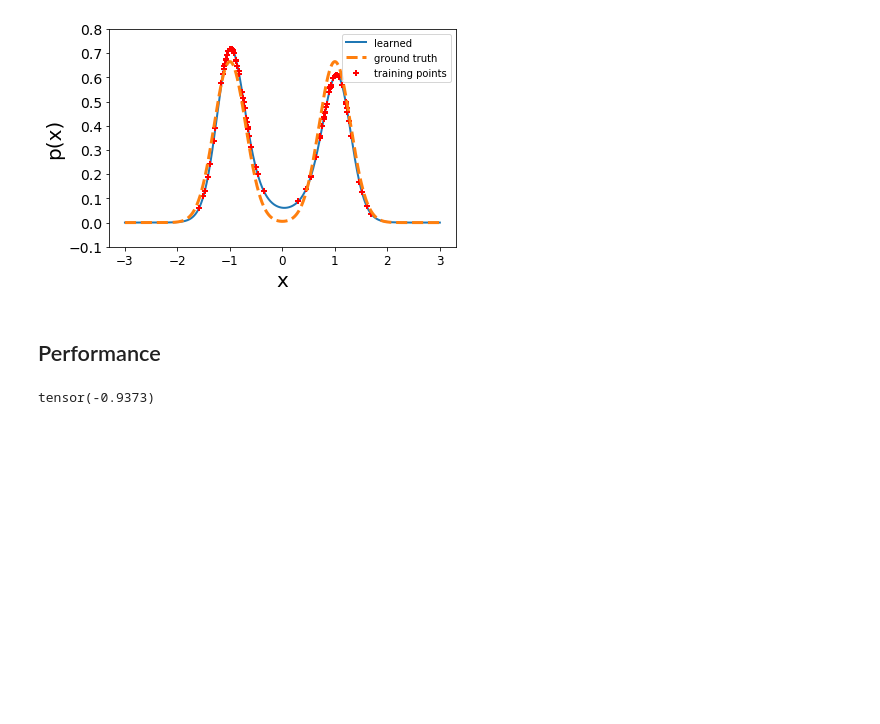
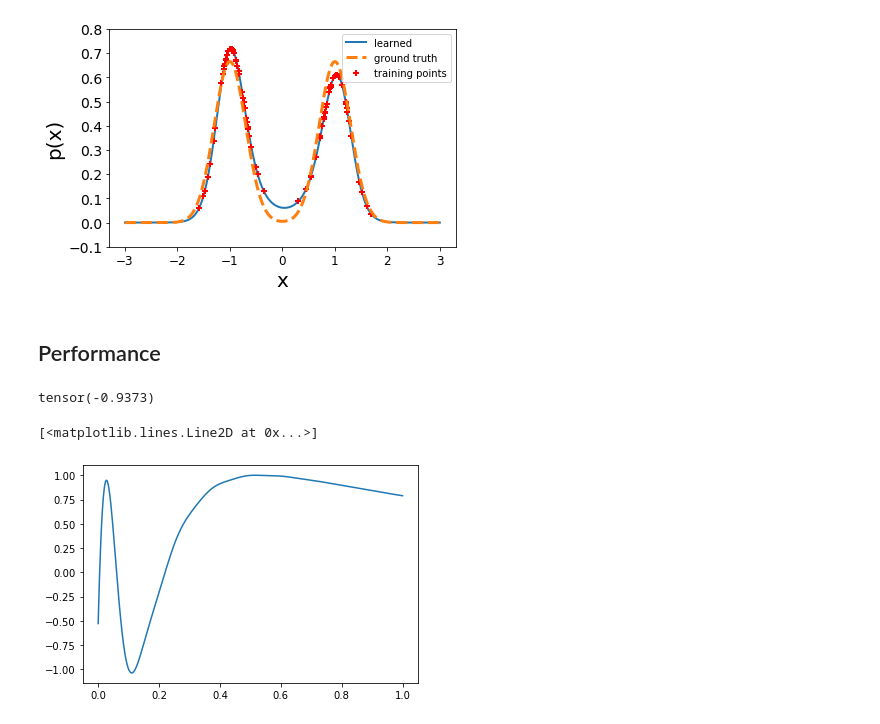
Before and after one commit to umarteau/non_negative_model, a Jupyter notebook: npm_nnf/density_estimation/experiment_1d.ipynb, the cells around one changed output. Drawn from its saved outputs; the diff is of its cells as text; code cells hidden in the pictures; blank space fills up the shorter version.

```diff
--- a/npm_nnf/density_estimation/experiment_1d.ipynb
+++ b/npm_nnf/density_estimation/experiment_1d.ipynb
@@ -125,0 +136,23 @@ tensor(-0.9373)
+# %%
+x  = torch.linspace(0,1,n).unsqueeze(1)
+K = torch.exp(-(x - x.T)**2/(2*sigma**2))
+V = torch.cholesky(K + n*1e-12*torch.eye(n))
+W = torch.cholesky(V.T@V + n*l*torch.eye(n))
+y = f(x)
+# %%
+aux = torch.triangular_solve(V.T @ y,W,upper = False)[0]
+#torch.triangular_solve(yt,W,upper = False)
+aux = torch.triangular_solve(aux,W.T,upper = True)[0]
+a = torch.triangular_solve(aux,V.T,upper = True)[0]
+# %%
+ntest = 1000
+xtest = torch.linspace(0,1,ntest).unsqueeze(1)
+# %%
+Ktest = torch.exp(-(xtest - x.T)**2/(2*sigma**2))
+ytest = Ktest@a
+# %%
+
+plt.plot(xtest,ytest)
+# %% [output]
+[<matplotlib.lines.Line2D at 0x...>]
+[figure, added]
```
Also changed, not shown: parts of 4 cells of this notebook.
